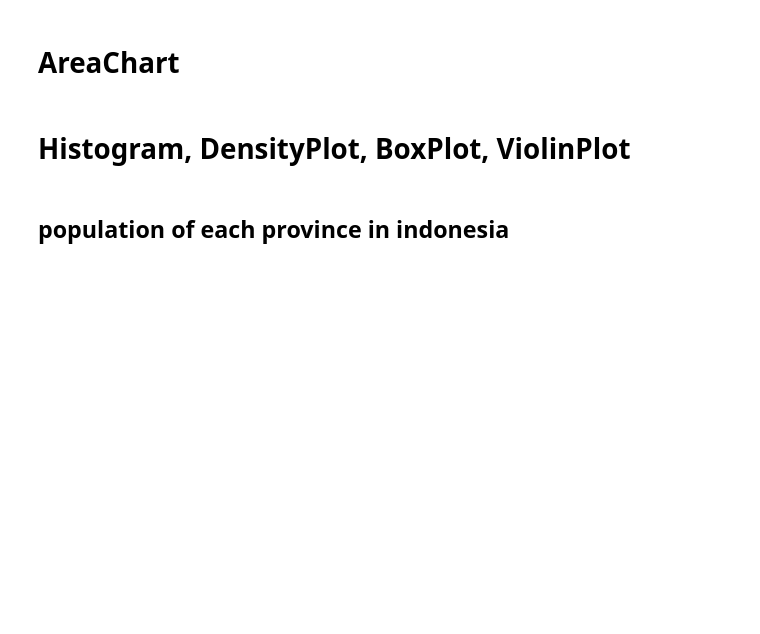
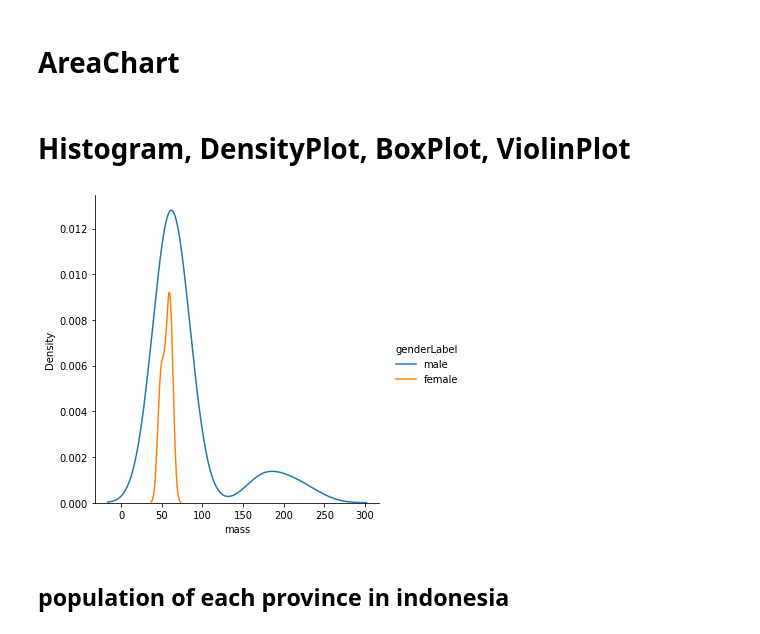
Before and after one commit to fadirra/vizkg, a Jupyter notebook: example/VizKG.ipynb, the cells around one changed output. Saved outputs shown, nothing was run; the diff lists cells and outputs as text; code cells hidden in the pictures; blank space fills up the shorter version.

```diff
--- a/example/VizKG.ipynb
+++ b/example/VizKG.ipynb
@@ -354,20 +359,23 @@ chart.plot()
 # %%
 sparql_query = """
 #Distribution of indonesian's mass based on gender
-SELECT ?item ?mass ?genderLabel
-WHERE
+SELECT ?item ?mass ?genderLabel WHERE
 {
   ?item wdt:P31 wd:Q5;
         wdt:P27 wd:Q252;
-        wdt:P2067 ?mass;
         wdt:P21 ?gender.
-  SERVICE wikibase:label { bd:serviceParam wikibase:language "[AUTO_LANGUAGE],en". }
+  ?item p:P2067/psv:P2067 ?Mass.
+  ?Mass wikibase:quantityAmount ?mass.
+  ?Mass wikibase:quantityUnit wd:Q11570.
+  ?gender rdfs:label ?genderLabel.
+  FILTER((LANG(?genderLabel)) = "en")
 }
-LIMIT 2
 """
 sparql_service_url = "https://query.wikidata.org/sparql"
 chart = vkg(sparql_query=sparql_query, sparql_service_url=sparql_service_url, chart='DensityPlot')
 chart.plot()
+# %% [output]
+[figure, added]
 # %%
 sparql_query = """
 #Distribution of indonesian's mass based on gender
```
Also changed, not shown: parts of 28 cells of this notebook, 29 other files.
